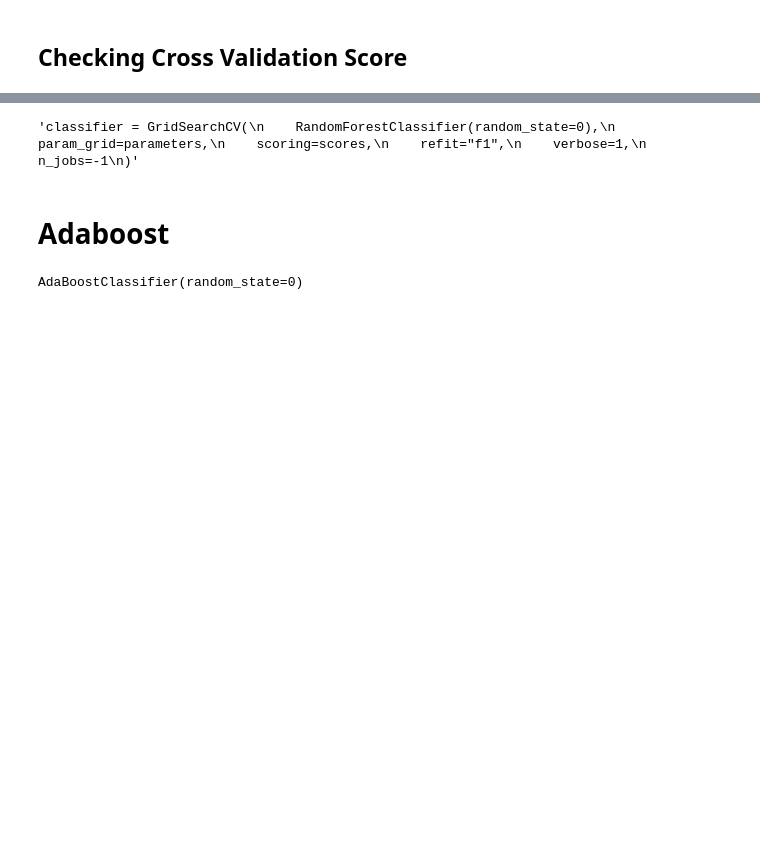
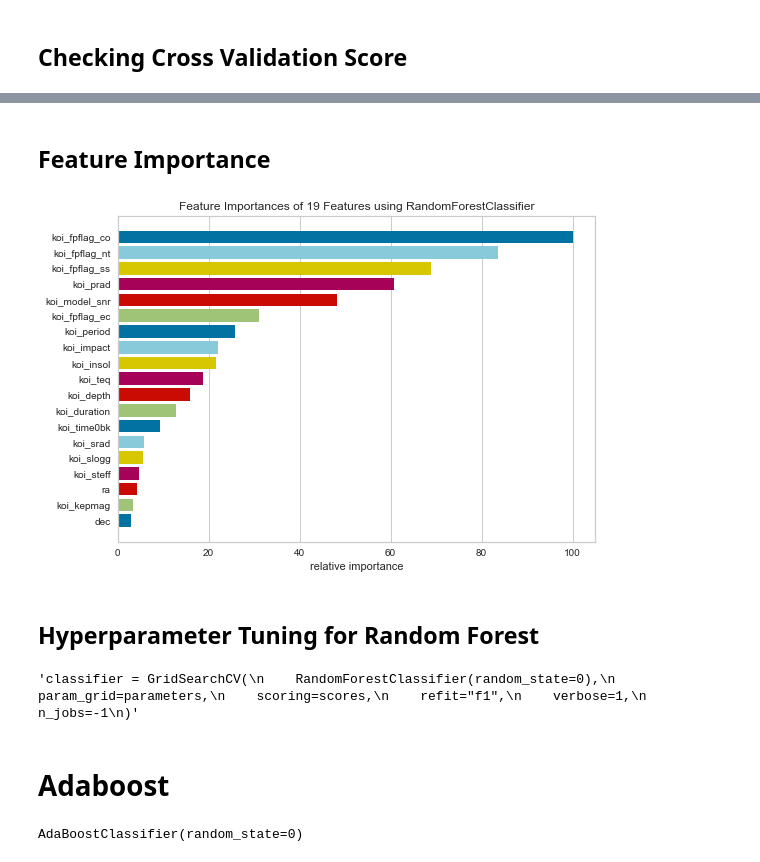
Before and after one commit to aditeyabaral/kepler-exoplanet-analysis, a Jupyter notebook: src/Prediction_ML.ipynb, the cells around one changed output, grey strips where cells are left out. Saved outputs shown, nothing was run; the diff lists cells and outputs as text; code cells hidden in the pictures; blank space fills up the shorter version.

```diff
--- a/src/Prediction_ML.ipynb
+++ b/src/Prediction_ML.ipynb
@@ -204,0 +227,5 @@ def crossValidationCheck(classifier, X, y, K=10):
+# %%
+def getFeatureImportance(model, X, y):
+    viz = feature_importances(model, X, y, labels=TO_USE)
+    viz.fit(X, y)
+    viz.show()
@@ -360,3 +408,11 @@ Average F1 score over Stratified 10-Folds: 0.979652191657759
+# %% [markdown]
+## Feature Importance
+# %%
+getFeatureImportance(classifier, X, y)
+# %% [output]
+[figure, added]
+# %% [markdown]
+## Hyperparameter Tuning for Random Forest
 # %%
 parameters = {
     "n_estimators":np.arange(100,700,100),
```
Also changed, not shown: parts of 19 cells of this notebook, 7 other files.
